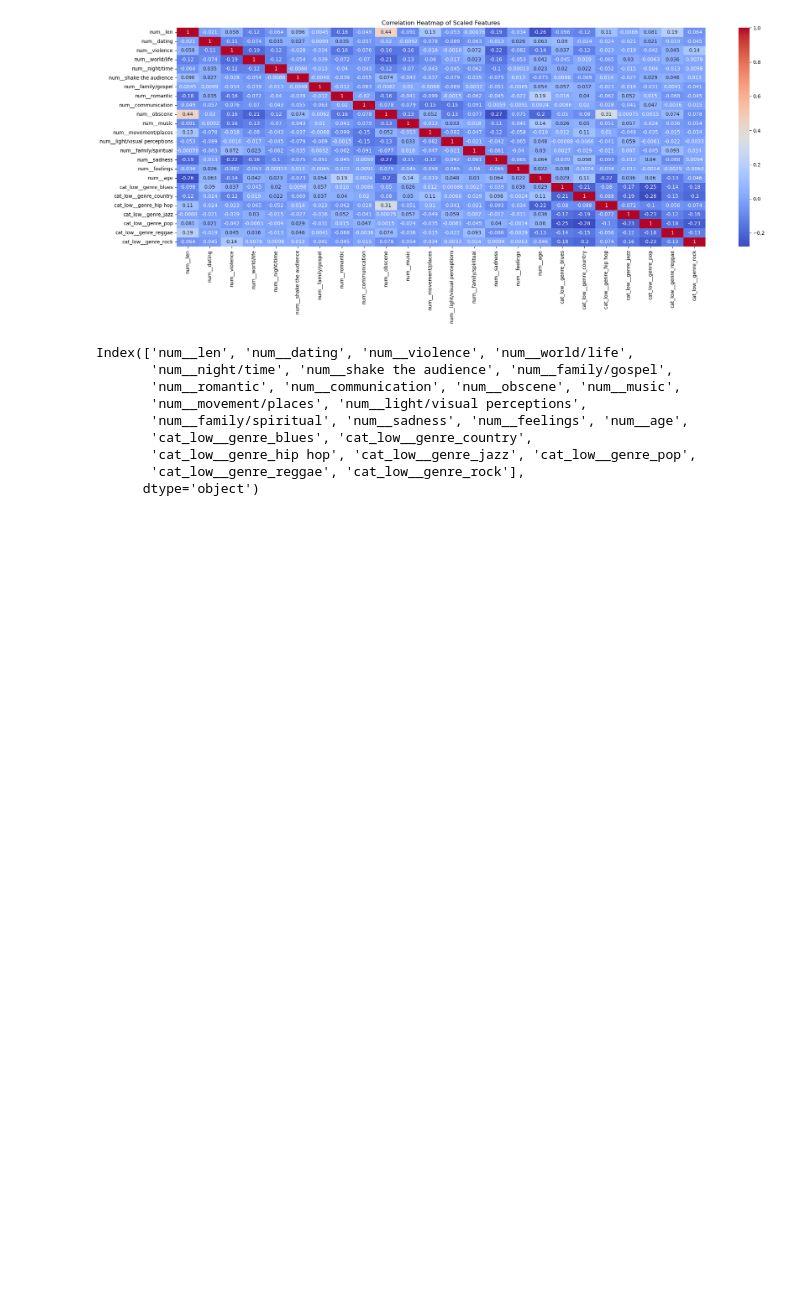
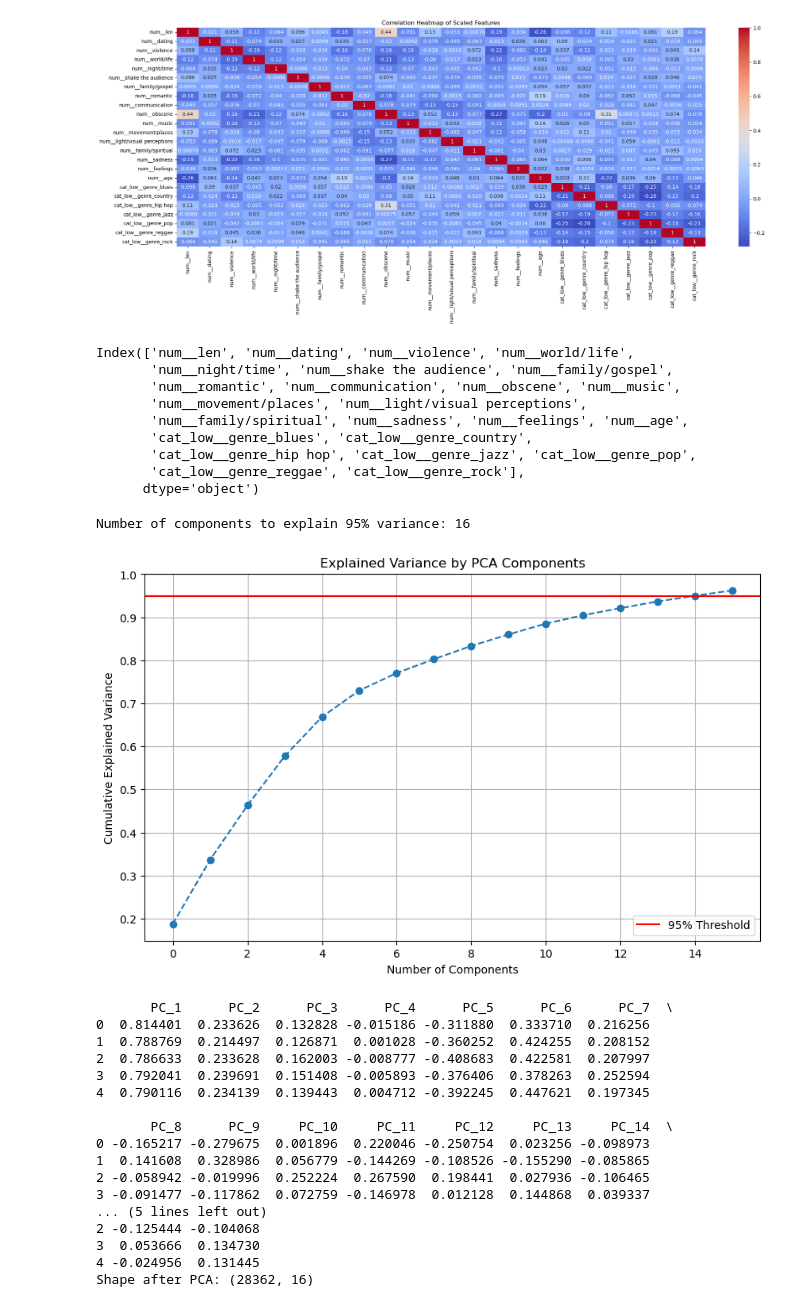
Before and after one commit to Seribii1o1/Music-Recommendation-Algorithm, a Jupyter notebook: code/transform.ipynb, the cells around one changed output. Cells and saved outputs as stored; diff of their text form; code cells hidden in the pictures; blank space fills up the shorter version.

```diff
--- a/code/transform.ipynb
+++ b/code/transform.ipynb
@@ -189,3 +204,53 @@ Index(['num__len', 'num__dating', 'num__violence', 'num__world/life',
        'cat_low__genre_hip hop', 'cat_low__genre_jazz', 'cat_low__genre_pop',
        'cat_low__genre_reggae', 'cat_low__genre_rock'],
       dtype='object')
+# %%
+# Apply PCA for Dimensionality Reduction
+# Fit PCA first to determine the number of components needed
+pca_explainer = PCA(n_components=0.95) # Keep components explaining 95% variance
+pca_explainer.fit(df_processed)
+n_components_pca = pca_explainer.n_components_
+print(f"Number of components to explain 95% variance: {n_components_pca}")
+
+# Plot explained variance ratio
+plt.figure(figsize=(10, 6))
+plt.plot(np.cumsum(pca_explainer.explained_variance_ratio_), marker='o', linestyle='--')
+plt.xlabel('Number of Components')
+plt.ylabel('Cumulative Explained Variance')
+plt.title('Explained Variance by PCA Components')
+plt.grid(True)
+plt.axhline(y=0.95, color='r', linestyle='-', label='95% Threshold') # Add threshold line
+plt.legend(loc='best')
+plt.show()
+
+
+# Apply PCA with the chosen number of components
+pca = PCA(n_components=n_components_pca)
+data_pca = pca.fit_transform(df_processed)
+
+# Create a DataFrame for the PCA results
+pca_columns = [f'PC_{i+1}' for i in range(n_components_pca)]
+df_pca = pd.DataFrame(data_pca, columns=pca_columns)
+
+print(df_pca.head())
+print(f"Shape after PCA: {df_pca.shape}")
+# %% [output]
+Number of components to explain 95% variance: 16
+[figure, added]
+       PC_1      PC_2      PC_3      PC_4      PC_5      PC_6      PC_7  \
+0  0.814401  0.233626  0.132828 -0.015186 -0.311880  0.333710  0.216256
+1  0.788769  0.214497  0.126871  0.001028 -0.360252  0.424255  0.208152
+2  0.786633  0.233628  0.162003 -0.008777 -0.408683  0.422581  0.207997
+3  0.792041  0.239691  0.151408 -0.005893 -0.376406  0.378263  0.252594
+4  0.790116  0.234139  0.139443  0.004712 -0.392245  0.447621  0.197345
+
+       PC_8      PC_9     PC_10     PC_11     PC_12     PC_13     PC_14  \
+0 -0.165217 -0.279675  0.001896  0.220046 -0.250754  0.023256 -0.098973
+1  0.141608  0.328986  0.056779 -0.144269 -0.108526 -0.155290 -0.085865
+2 -0.058942 -0.019996  0.252224  0.267590  0.198441  0.027936 -0.106465
+3 -0.091477 -0.117862  0.072759 -0.146978  0.012128  0.144868  0.039337
+... (5 lines left out)
+2 -0.125444 -0.104068
+3  0.053666  0.134730
+4 -0.024956  0.131445
+Shape after PCA: (28362, 16)
```
Also changed, not shown: parts of 4 cells of this notebook, 1 other file.
